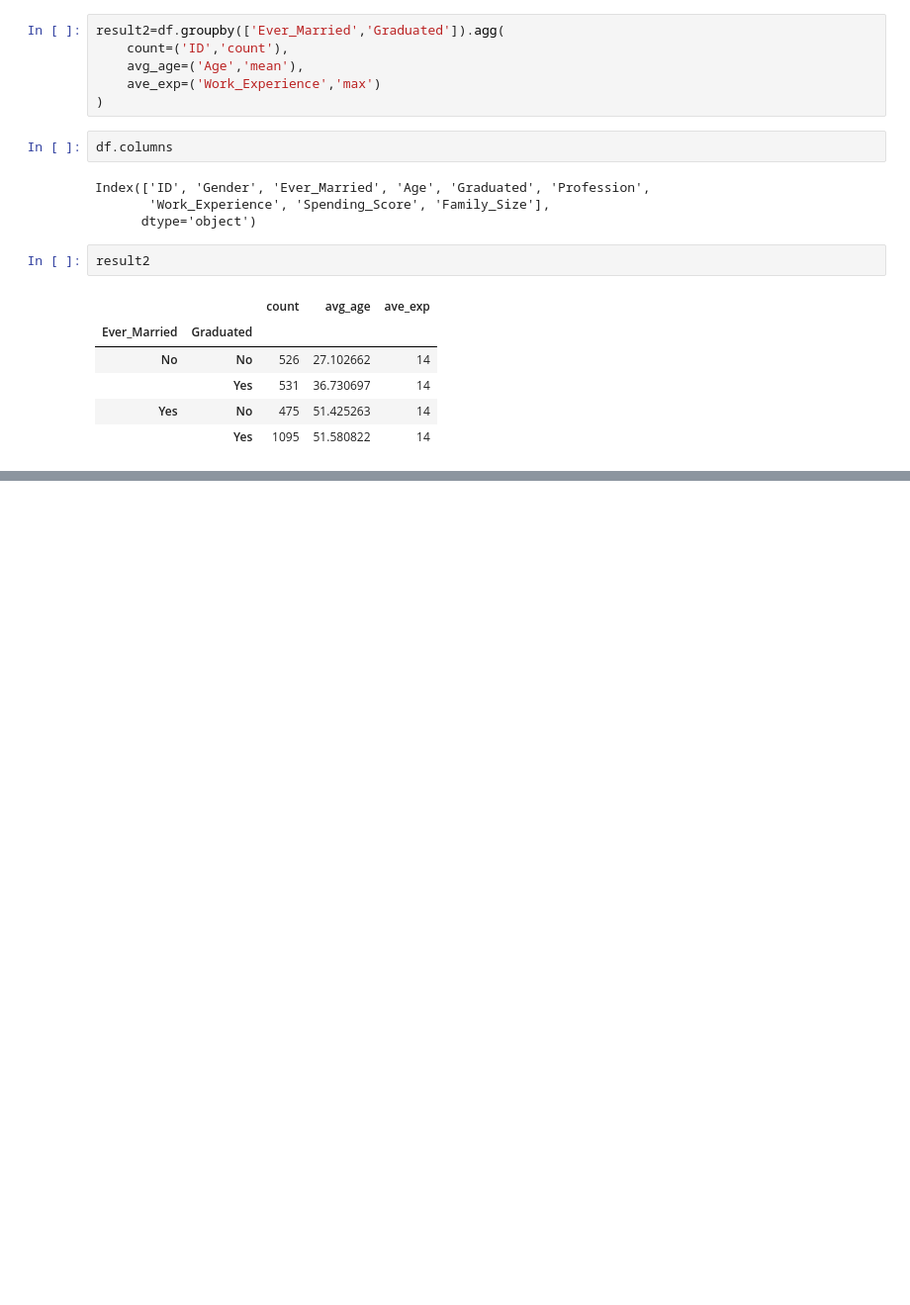
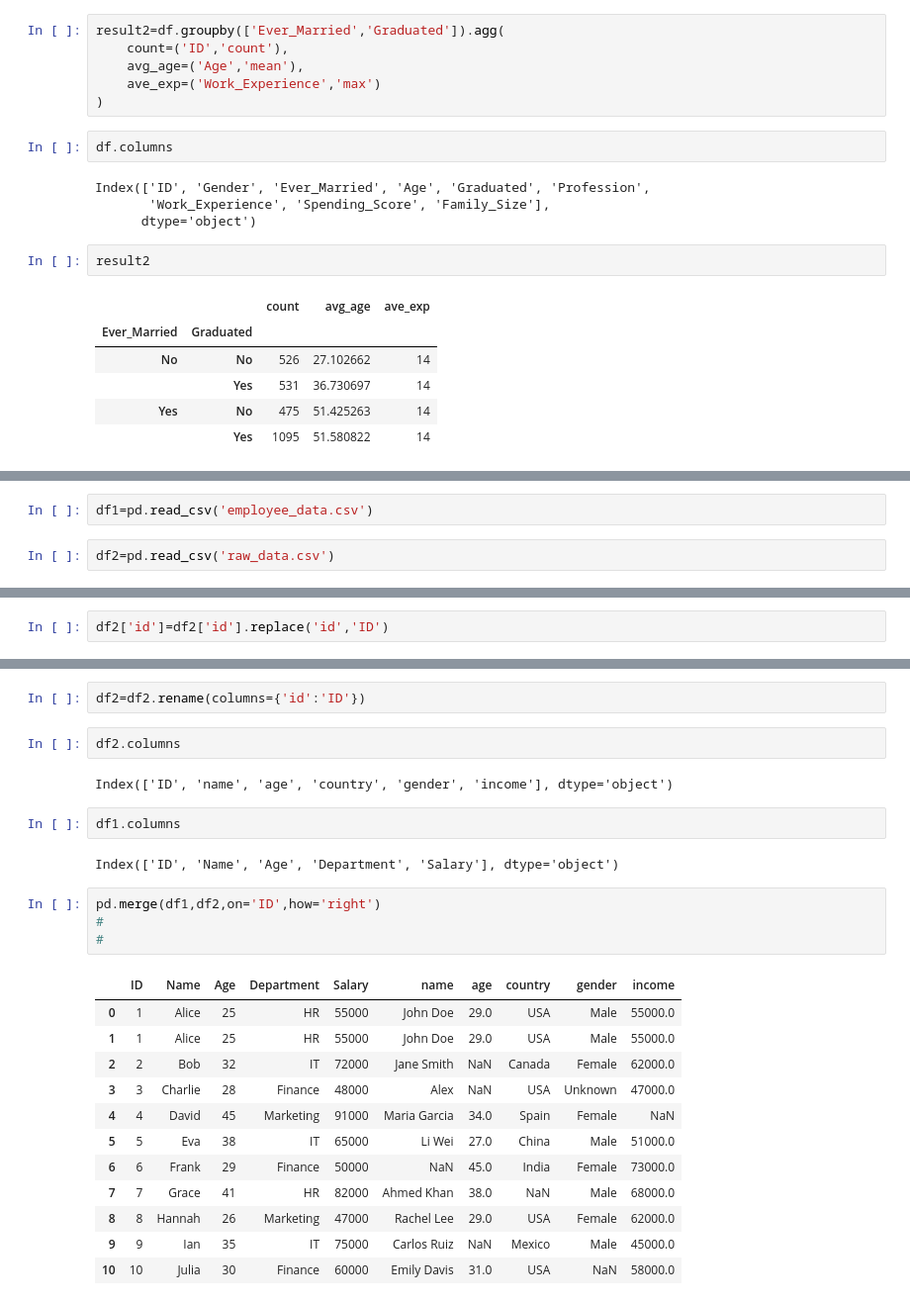
Before and after one commit to Shayan1064/machine-learning-journey, a Jupyter notebook: Day 8/Pandas 1.ipynb, the cells around one changed output, grey strips where cells are left out. Shown at 99% size. Saved outputs shown, nothing was run; the diff lists cells and outputs as text; blank space fills up the shorter version.

```diff
--- a/Day 8/Pandas 1.ipynb
+++ b/Day 8/Pandas 1.ipynb
@@ -1467,0 +1492,4 @@ result2
+# %%
+df1=pd.read_csv('employee_data.csv')
+# %%
+df2=pd.read_csv('raw_data.csv')
@@ -1467,0 +1506,2 @@ result2
+# %%
+df2['id']=df2['id'].replace('id','ID')
@@ -1467,0 +1530,27 @@ result2
+# %%
+df2=df2.rename(columns={'id':'ID'})
+# %%
+df2.columns
+# %% [output]
+Index(['ID', 'name', 'age', 'country', 'gender', 'income'], dtype='object')
+# %%
+df1.columns
+# %% [output]
+Index(['ID', 'Name', 'Age', 'Department', 'Salary'], dtype='object')
+# %%
+pd.merge(df1,df2,on='ID',how='right')
+#
+#
+# %% [output]
+|  | ID | Name | Age | Department | Salary | name | age | country | gender | income |
+| 0 | 1 | Alice | 25 | HR | 55000 | John Doe | 29.0 | USA | Male | 55000.0 |
+| 1 | 1 | Alice | 25 | HR | 55000 | John Doe | 29.0 | USA | Male | 55000.0 |
+| 2 | 2 | Bob | 32 | IT | 72000 | Jane Smith | NaN | Canada | Female | 62000.0 |
+| 3 | 3 | Charlie | 28 | Finance | 48000 | Alex | NaN | USA | Unknown | 47000.0 |
+| 4 | 4 | David | 45 | Marketing | 91000 | Maria Garcia | 34.0 | Spain | Female | NaN |
+| 5 | 5 | Eva | 38 | IT | 65000 | Li Wei | 27.0 | China | Male | 51000.0 |
+| 6 | 6 | Frank | 29 | Finance | 50000 | NaN | 45.0 | India | Female | 73000.0 |
+| 7 | 7 | Grace | 41 | HR | 82000 | Ahmed Khan | 38.0 | NaN | Male | 68000.0 |
+| 8 | 8 | Hannah | 26 | Marketing | 47000 | Rachel Lee | 29.0 | USA | Female | 62000.0 |
+| 9 | 9 | Ian | 35 | IT | 75000 | Carlos Ruiz | NaN | Mexico | Male | 45000.0 |
+| 10 | 10 | Julia | 30 | Finance | 60000 | Emily Davis | 31.0 | USA | NaN | 58000.0 |
```
Also changed, not shown: parts of 13 cells of this notebook, 1 other file.
